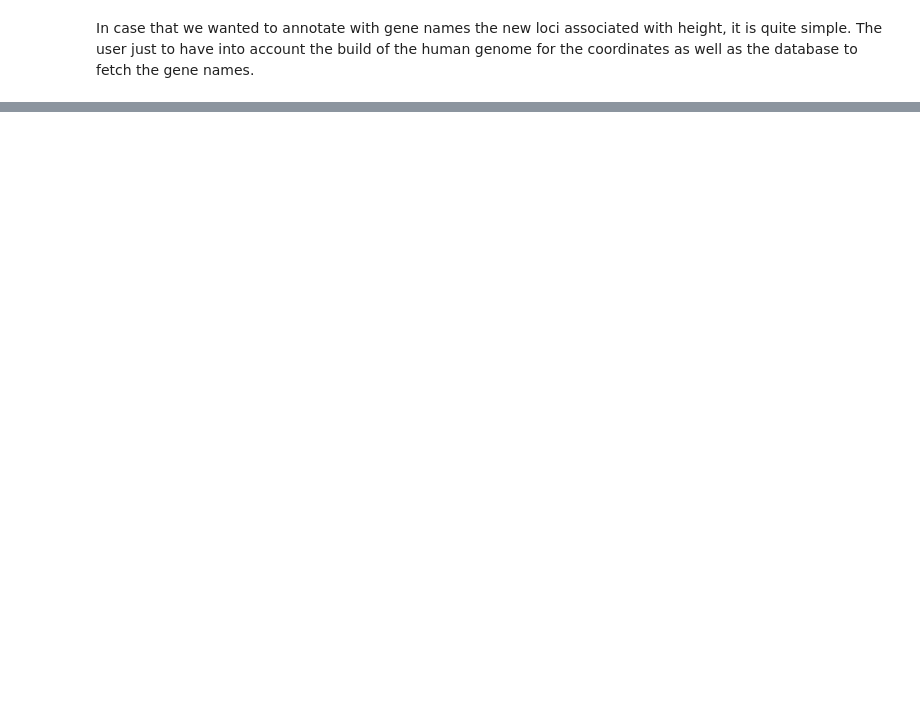
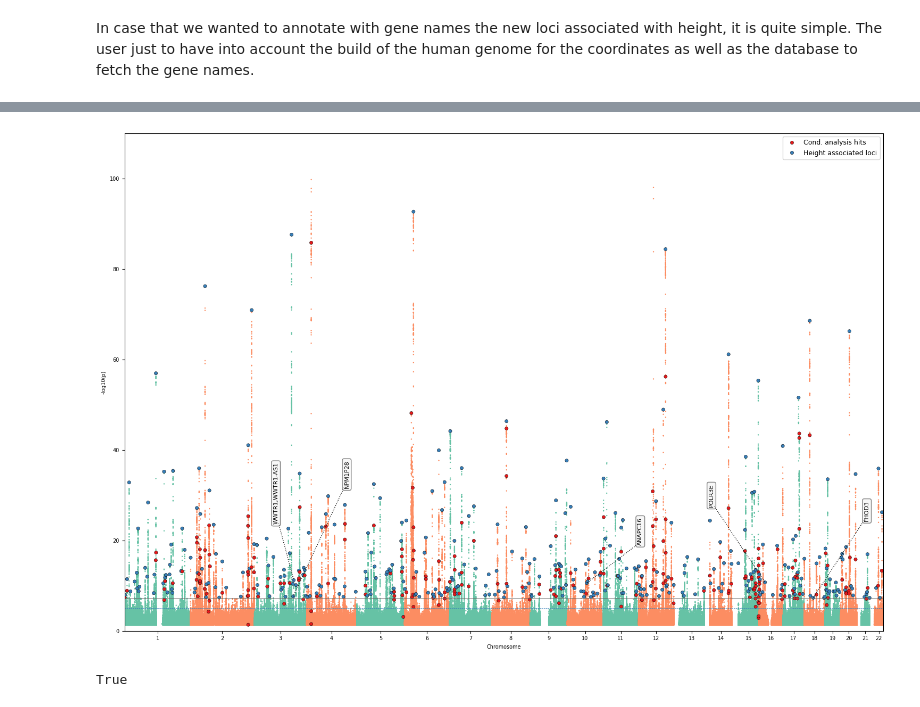
Before and after one commit to cge-tubingens/IDEAL-GENOM, a Jupyter notebook: viz_notebooks/manhattan.ipynb, the cells around one changed output, grey strips where cells are left out. Saved outputs shown, nothing was run; the diff lists cells and outputs as text; code cells hidden in the pictures; blank space fills up the shorter version.

```diff
--- a/viz_notebooks/manhattan.ipynb
+++ b/viz_notebooks/manhattan.ipynb
@@ -136,2 +148,22 @@ INFO:ideal_genom.annotations:Finished annotating variants with nearest gene name
 [figure]
 True
+# %%
+manhattan_draw(
+    data_df=df_gwas,
+    snp_col='Variants',
+    chr_col='CHR',
+    pos_col='POS',
+    p_col='P_BOLT',
+    plot_dir=example_path.parent.as_posix(),
+    save_name='manhattan_plot_anno_truncated.png',
+    genome_line = 5e-8,
+    yaxis_margin = 10,
+    to_highlight=highlight,
+    highlight_hue='hue',
+    to_annotate=to_annotate,
+    anno_source='ensembl',
+    build='37',
+    dpi=600,
+    upper_cap=100.0
+)
+# %% [output]
@@ -137,0 +183,2 @@ True
+[figure, added]
+True
```
Also changed, not shown: parts of 6 cells of this notebook, 4 other files.
